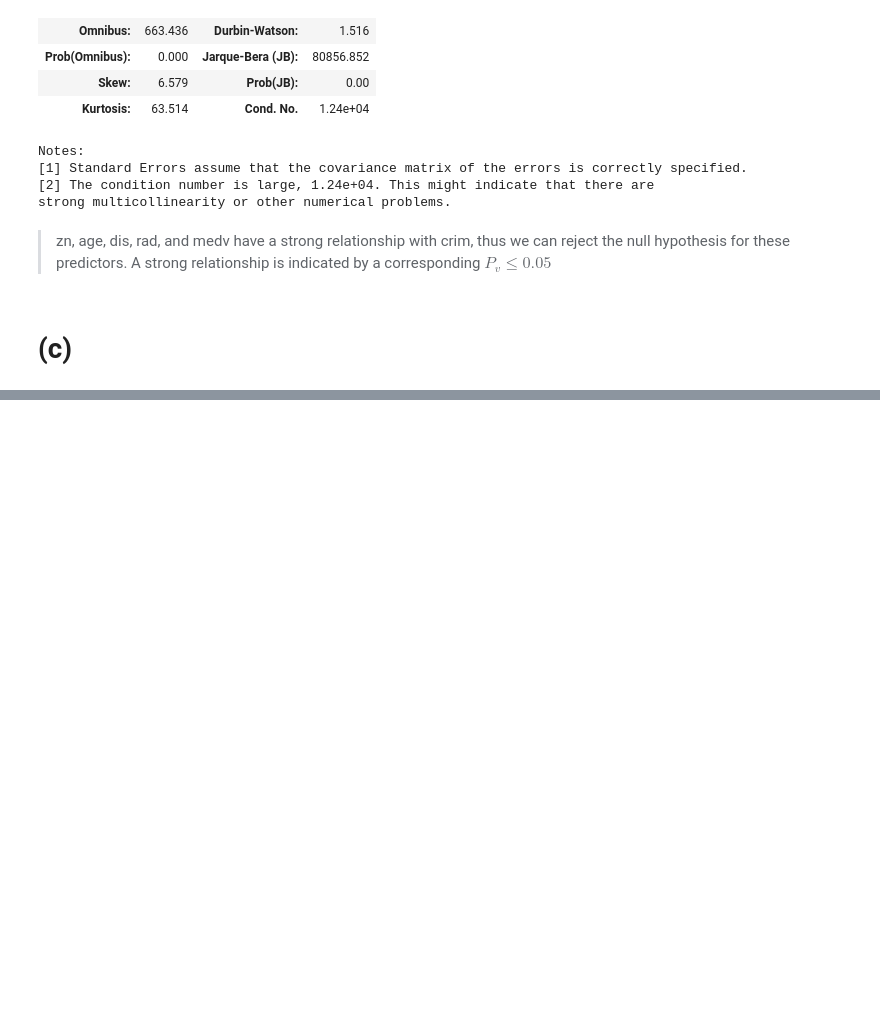
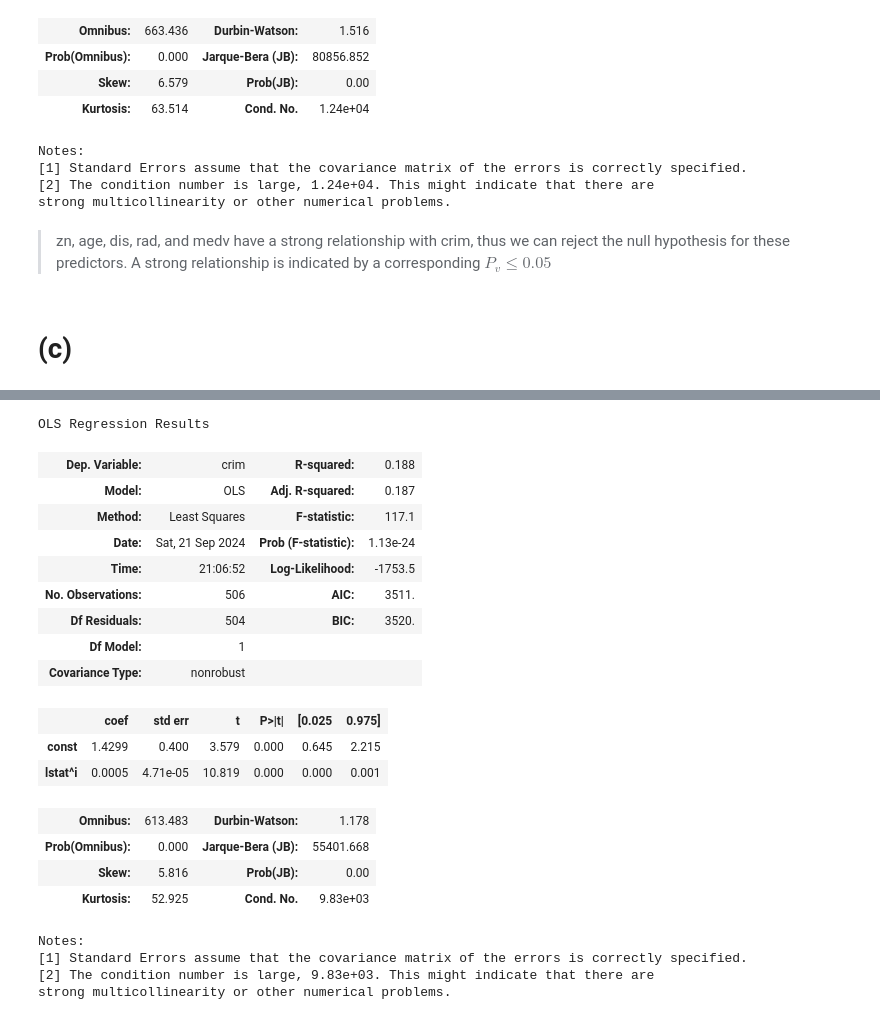
Before and after one commit to woooocoder/machine-learning, a Jupyter notebook: hw2/hw2.ipynb, the cells around one changed output, grey strips where cells are left out. Cells and saved outputs as stored; diff of their text form; code cells hidden in the pictures; blank space fills up the shorter version.

```diff
--- a/hw2/hw2.ipynb
+++ b/hw2/hw2.ipynb
@@ -490,0 +528,24 @@ plt.scatter(single_coef, multiple_coef)
+# %%
+poly('lstat')
+# %% [output]
+OLS Regression Results
+| Dep. Variable: | crim | R-squared: | 0.188 |
+| Model: | OLS | Adj. R-squared: | 0.187 |
+| Method: | Least Squares | F-statistic: | 117.1 |
+| Date: | Sat, 21 Sep 2024 | Prob (F-statistic): | 1.13e-24 |
+| Time: | 21:06:52 | Log-Likelihood: | -1753.5 |
+| No. Observations: | 506 | AIC: | 3511. |
+| Df Residuals: | 504 | BIC: | 3520. |
+| Df Model: | 1 |  |  |
+| Covariance Type: | nonrobust |  |  |
+|  | coef | std err | t | P>|t| | [0.025 | 0.975] |
+| const | 1.4299 | 0.400 | 3.579 | 0.000 | 0.645 | 2.215 |
+| lstat^i | 0.0005 | 4.71e-05 | 10.819 | 0.000 | 0.000 | 0.001 |
+| Omnibus: | 613.483 | Durbin-Watson: | 1.178 |
+| Prob(Omnibus): | 0.000 | Jarque-Bera (JB): | 55401.668 |
+| Skew: | 5.816 | Prob(JB): | 0.00 |
+| Kurtosis: | 52.925 | Cond. No. | 9.83e+03 |
+Notes:
+[1] Standard Errors assume that the covariance matrix of the errors is correctly specified.
+[2] The condition number is large, 9.83e+03. This might indicate that there are
+strong multicollinearity or other numerical problems.
```
Also changed, not shown: parts of 15 cells of this notebook.
